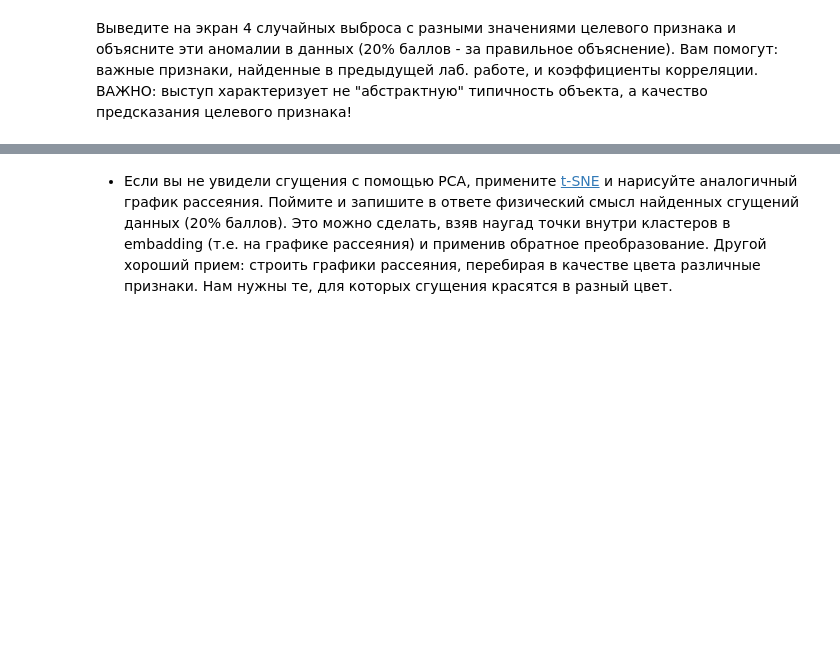
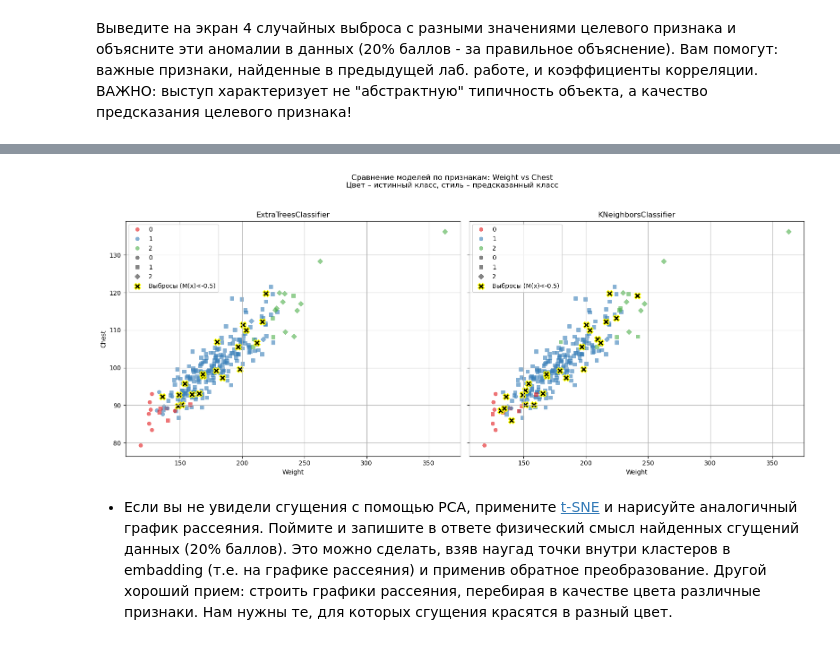
Before and after one commit to BEDTRIP/Guda_ML, a Jupyter notebook: lab4.ipynb, the cells around one changed output, grey strips where cells are left out. Drawn from its saved outputs; the diff is of its cells as text; code cells hidden in the pictures; blank space fills up the shorter version.

```diff
--- a/lab4.ipynb
+++ b/lab4.ipynb
@@ -25,3 +241,75 @@ $$M(x) = p(y|x) - \max\limits_{s\neq y} p(s|x)$$
+# %%
+import matplotlib.pyplot as plt
+import seaborn as sns
+from sklearn.pipeline import make_pipeline
+from sklearn.preprocessing import StandardScaler
+from sklearn.ensemble import ExtraTreesClassifier
+from sklearn.neighbors import KNeighborsClassifier
+from sklearn.model_selection import cross_val_predict
+import numpy as np
+
+def plot_2d_projection_two_models(data, feature_x, feature_y, margin_threshold=-0.5, random_state=42, target="Neck_3", default_target="Neck"):
+    # Признаки для классификации (исключаем целевой и BodyFat)
+    X = data.drop(columns=[target, default_target])
+    y = data[target].astype(int)
+
+    # Модели
+    clf_et = make_pipeline(StandardScaler(), ExtraTreesClassifier(random_state=random_state))
+    clf_knn = make_pipeline(StandardScaler(), KNeighborsClassifier())
+
+    # ExtraTrees предсказания и вероятности
+    y_pred_et = cross_val_predict(clf_et, X, y, cv=5, method='predict')
+    y_probas_et = cross_val_predict(clf_et, X, y, cv=5, method='predict_proba')
+    # Выступ для ET
+    margins_et = np.array([p[y_i] - np.max(np.delete(p, y_i)) for p, y_i in zip(y_probas_et, y)])
+
+    # KNN предсказания и вероятности
+    y_pred_knn = cross_val_predict(clf_knn, X, y, cv=5, method='predict')
+    y_probas_knn = cross_val_predict(clf_knn, X, y, cv=5, method='predict_proba')
+    # Выступ для KNN
+    margins_knn = np.array([p[y_i] - np.max(np.delete(p, y_i)) for p, y_i in zip(y_probas_knn, y)])
+
+    # Индексы выбросов
+    outlier_idx_et = np.where(margins_et < margin_threshold)[0]
+    outlier_idx_knn = np.where(margins_knn < margin_threshold)[0]
+
+    # Палитра для классов
+    palette = sns.color_palette("Set1", n_colors=len(np.unique(y)))
+
+    fig, axes = plt.subplots(1, 2, figsize=(16, 7), sharex=True, sharey=True)
+
+    # График для ExtraTrees
+    sns.scatterplot(x=data[feature_x], y=data[feature_y], hue=y, palette=palette, style=y_pred_et,
+                    markers=['o', 's', 'D'], alpha=0.6, edgecolor=None, legend='full', ax=axes[0])
+    axes[0].scatter(data.iloc[outlier_idx_et][feature_x], data.iloc[outlier_idx_et][feature_y],
+                    color='black', marker='X', s=100, label='Выбросы (M(x)<{})'.format(margin_threshold), edgecolor='yellow', linewidth=1.5)
+    axes[0].set_title('ExtraTreesClassifier')
+    axes[0].set_xlabel(feature_x)
+    axes[0].set_ylabel(feature_y)
+    axes[0].grid(True)
+    axes[0].legend()
+
+    # График для KNeighbors
+    sns.scatterplot(x=data[feature_x], y=data[feature_y], hue=y, palette=palette, style=y_pred_knn,
+                    markers=['o', 's', 'D'], alpha=0.6, edgecolor=None, legend='full', ax=axes[1])
+    axes[1].scatter(data.iloc[outlier_idx_knn][feature_x], data.iloc[outlier_idx_knn][feature_y],
+                    color='black', marker='X', s=100, label='Выбросы (M(x)<{})'.format(margin_threshold), edgecolor='yellow', linewidth=1.5)
+    axes[1].set_title('KNeighborsClassifier')
+    axes[1].set_xlabel(feature_x)
+    axes[1].set_ylabel(feature_y)
+    axes[1].grid(True)
+    axes[1].legend()
+
+    # Общий заголовок
+    plt.suptitle(f'Сравнение моделей по признакам: {feature_x} vs {feature_y}\nЦвет – истинный класс, стиль – предсказанный класс')
+
+    plt.tight_layout(rect=[0, 0, 1, 0.95])
+    plt.show()
+
+# Пример вызова функции:
+plot_2d_projection_two_models(data, feature_x='Weight', feature_y='Chest')
+# %% [output]
+[figure, added]
 # %% [markdown]
 * Если вы не увидели сгущения с помощью PCA, примените [t-SNE](https://scikit-learn.org/stable/modules/generated/sklearn.manifold.TSNE.html) и нарисуйте аналогичный график рассеяния. Поймите и запишите в ответе физический смысл найденных сгущений данных (20% баллов). Это можно сделать, взяв наугад точки внутри кластеров в embadding (т.е. на графике рассеяния) и применив обратное преобразование. Другой хороший прием: строить графики рассеяния, перебирая в качестве цвета различные признаки. Нам нужны те, для которых сгущения красятся в разный цвет.
 # %% [markdown]
```
Also changed, not shown: parts of 10 cells of this notebook, 1 other file.
